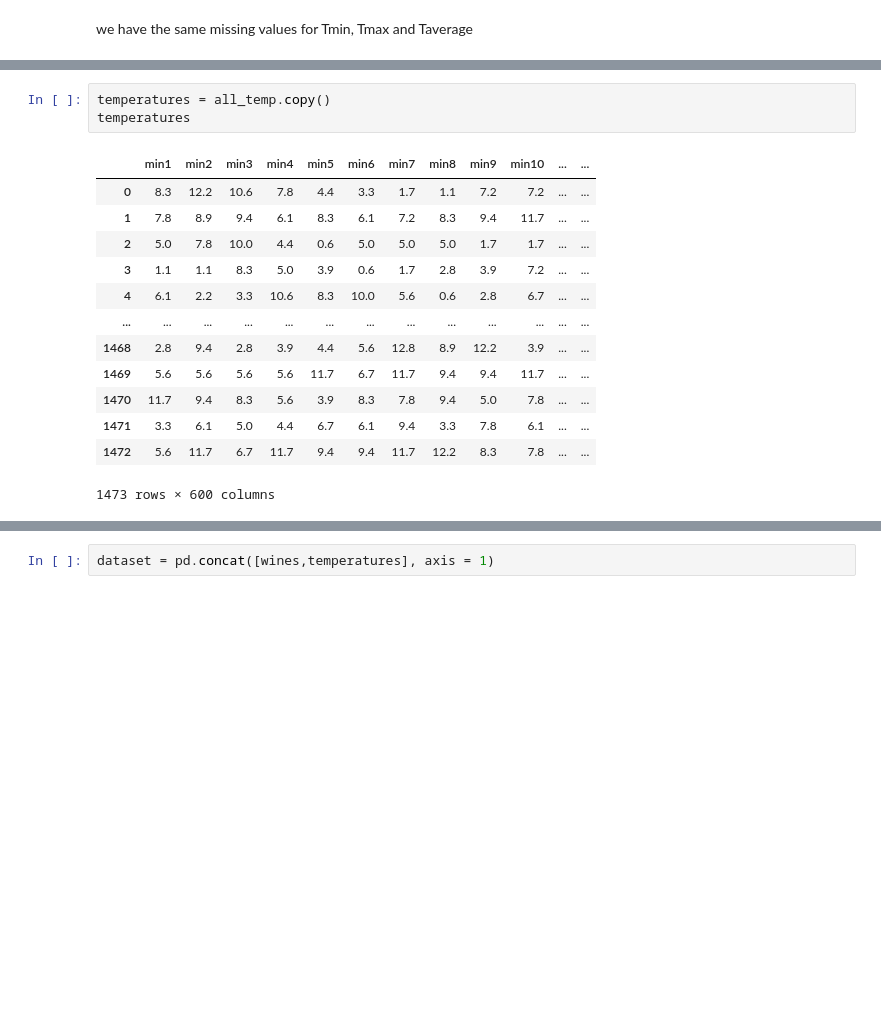
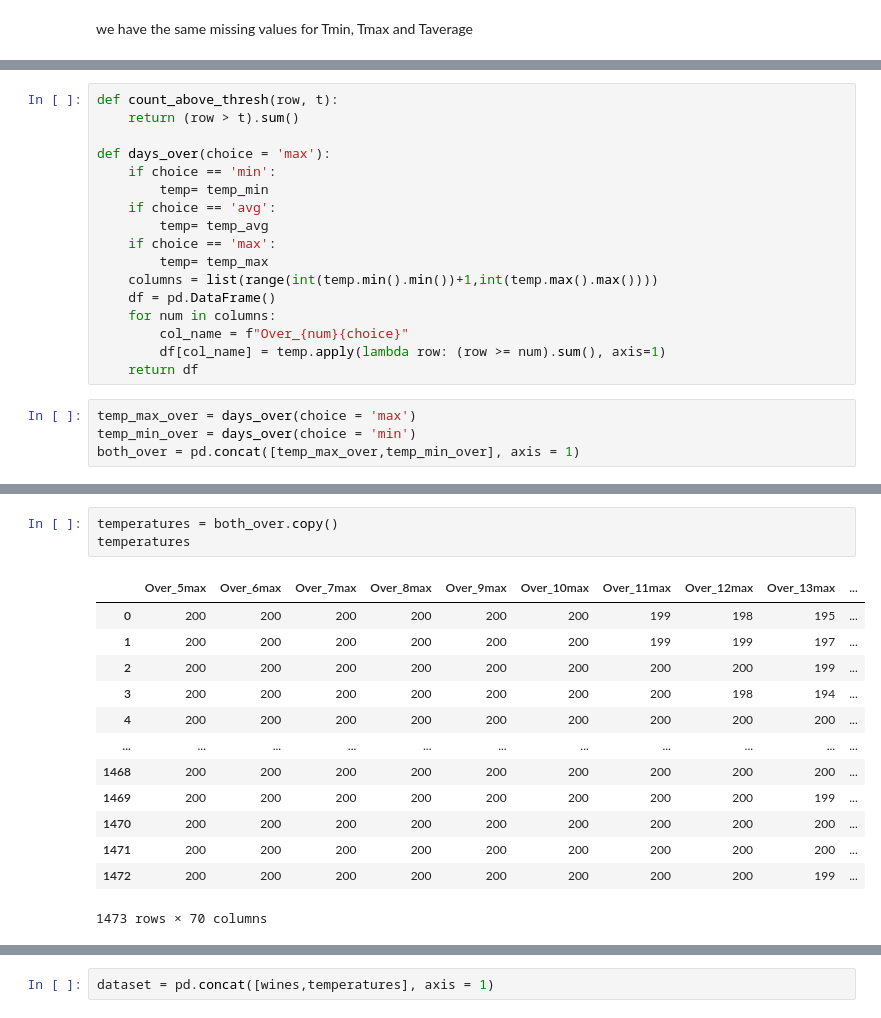
Before and after one commit to ameliemelo/projet_wine, a Jupyter notebook: all_col_standard_scaled.ipynb, the cells around one changed output, grey strips where cells are left out. Saved outputs shown, nothing was run; the diff lists cells and outputs as text; blank space fills up the shorter version.

```diff
--- a/all_col_standard_scaled.ipynb
+++ b/all_col_standard_scaled.ipynb
@@ -98,0 +223,21 @@ all_temp = pd.concat([temp_min,temp_avg,temp_max], axis = 1)
+# %%
+def count_above_thresh(row, t):
+    return (row > t).sum()
+
+def days_over(choice = 'max'):
+    if choice == 'min':
+        temp= temp_min
+    if choice == 'avg':
+        temp= temp_avg
+    if choice == 'max':
+        temp= temp_max
+    columns = list(range(int(temp.min().min())+1,int(temp.max().max())))
+    df = pd.DataFrame()
+    for num in columns:
+        col_name = f"Over_{num}{choice}"
+        df[col_name] = temp.apply(lambda row: (row >= num).sum(), axis=1)
+    return df
+# %%
+temp_max_over = days_over(choice = 'max')
+temp_min_over = days_over(choice = 'min')
+both_over = pd.concat([temp_max_over,temp_min_over], axis = 1)
@@ -99,20 +262,20 @@ all_temp = pd.concat([temp_min,temp_avg,temp_max], axis = 1)
 # %%
-temperatures = all_temp.copy()
+temperatures = both_over.copy()
 temperatures
 # %% [output]
-|  | min1 | min2 | min3 | min4 | min5 | min6 | min7 | min8 | min9 | min10 | ... | ... |
-| 0 | 8.3 | 12.2 | 10.6 | 7.8 | 4.4 | 3.3 | 1.7 | 1.1 | 7.2 | 7.2 | ... | ... |
-| 1 | 7.8 | 8.9 | 9.4 | 6.1 | 8.3 | 6.1 | 7.2 | 8.3 | 9.4 | 11.7 | ... | ... |
-| 2 | 5.0 | 7.8 | 10.0 | 4.4 | 0.6 | 5.0 | 5.0 | 5.0 | 1.7 | 1.7 | ... | ... |
-| 3 | 1.1 | 1.1 | 8.3 | 5.0 | 3.9 | 0.6 | 1.7 | 2.8 | 3.9 | 7.2 | ... | ... |
-| 4 | 6.1 | 2.2 | 3.3 | 10.6 | 8.3 | 10.0 | 5.6 | 0.6 | 2.8 | 6.7 | ... | ... |
-| ... | ... | ... | ... | ... | ... | ... | ... | ... | ... | ... | ... | ... |
-| 1468 | 2.8 | 9.4 | 2.8 | 3.9 | 4.4 | 5.6 | 12.8 | 8.9 | 12.2 | 3.9 | ... | ... |
-| 1469 | 5.6 | 5.6 | 5.6 | 5.6 | 11.7 | 6.7 | 11.7 | 9.4 | 9.4 | 11.7 | ... | ... |
-| 1470 | 11.7 | 9.4 | 8.3 | 5.6 | 3.9 | 8.3 | 7.8 | 9.4 | 5.0 | 7.8 | ... | ... |
-| 1471 | 3.3 | 6.1 | 5.0 | 4.4 | 6.7 | 6.1 | 9.4 | 3.3 | 7.8 | 6.1 | ... | ... |
-| 1472 | 5.6 | 11.7 | 6.7 | 11.7 | 9.4 | 9.4 | 11.7 | 12.2 | 8.3 | 7.8 | ... | ... |
+|  | Over_5max | Over_6max | Over_7max | Over_8max | Over_9max | Over_10max | Over_11max | Over_12max | Over_13max | ... |
+| 0 | 200 | 200 | 200 | 200 | 200 | 200 | 199 | 198 | 195 | ... |
+| 1 | 200 | 200 | 200 | 200 | 200 | 200 | 199 | 199 | 197 | ... |
+| 2 | 200 | 200 | 200 | 200 | 200 | 200 | 200 | 200 | 199 | ... |
+| 3 | 200 | 200 | 200 | 200 | 200 | 200 | 200 | 198 | 194 | ... |
+| 4 | 200 | 200 | 200 | 200 | 200 | 200 | 200 | 200 | 200 | ... |
+| ... | ... | ... | ... | ... | ... | ... | ... | ... | ... | ... |
+| 1468 | 200 | 200 | 200 | 200 | 200 | 200 | 200 | 200 | 200 | ... |
+| 1469 | 200 | 200 | 200 | 200 | 200 | 200 | 200 | 200 | 199 | ... |
+| 1470 | 200 | 200 | 200 | 200 | 200 | 200 | 200 | 200 | 200 | ... |
+| 1471 | 200 | 200 | 200 | 200 | 200 | 200 | 200 | 200 | 200 | ... |
+| 1472 | 200 | 200 | 200 | 200 | 200 | 200 | 200 | 200 | 199 | ... |
-1473 rows × 600 columns
+1473 rows × 70 columns
 # %%
 mapping = {'White': -1, 'Red': 1}
 
```
Also changed, not shown: parts of 83 cells of this notebook.
